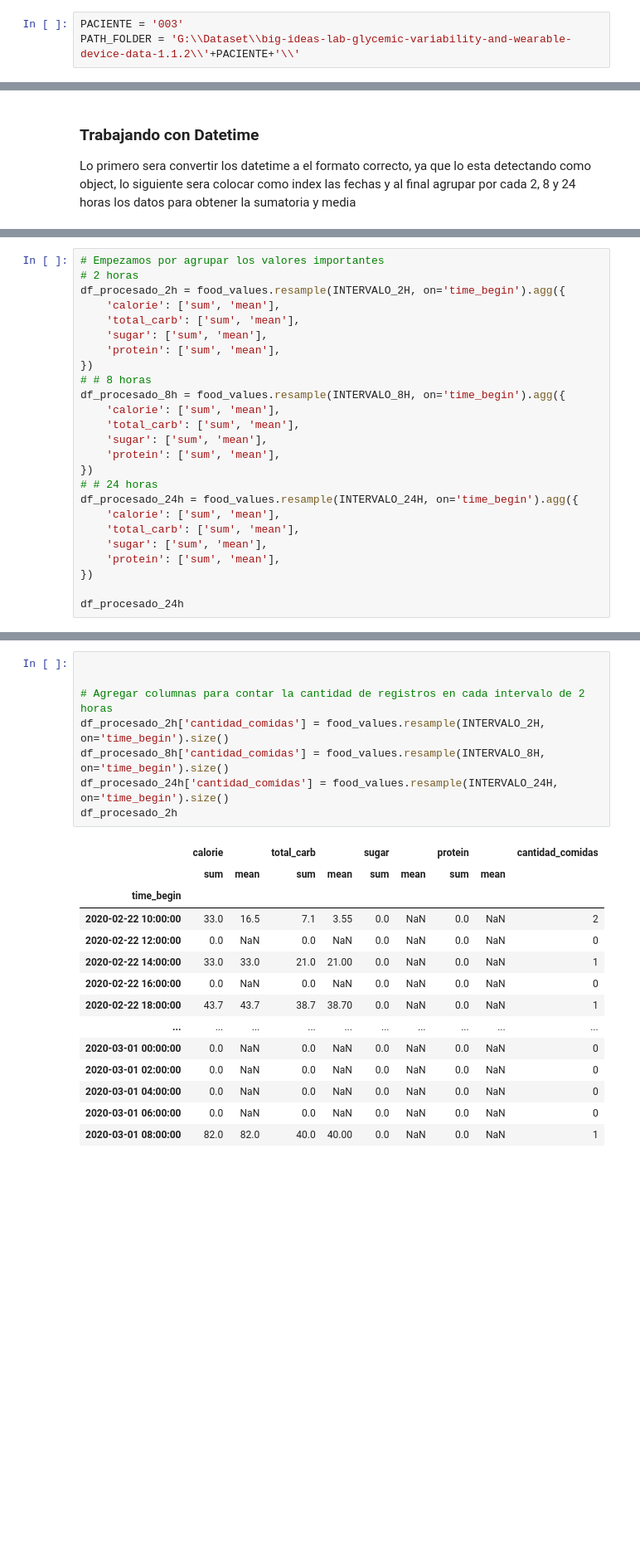
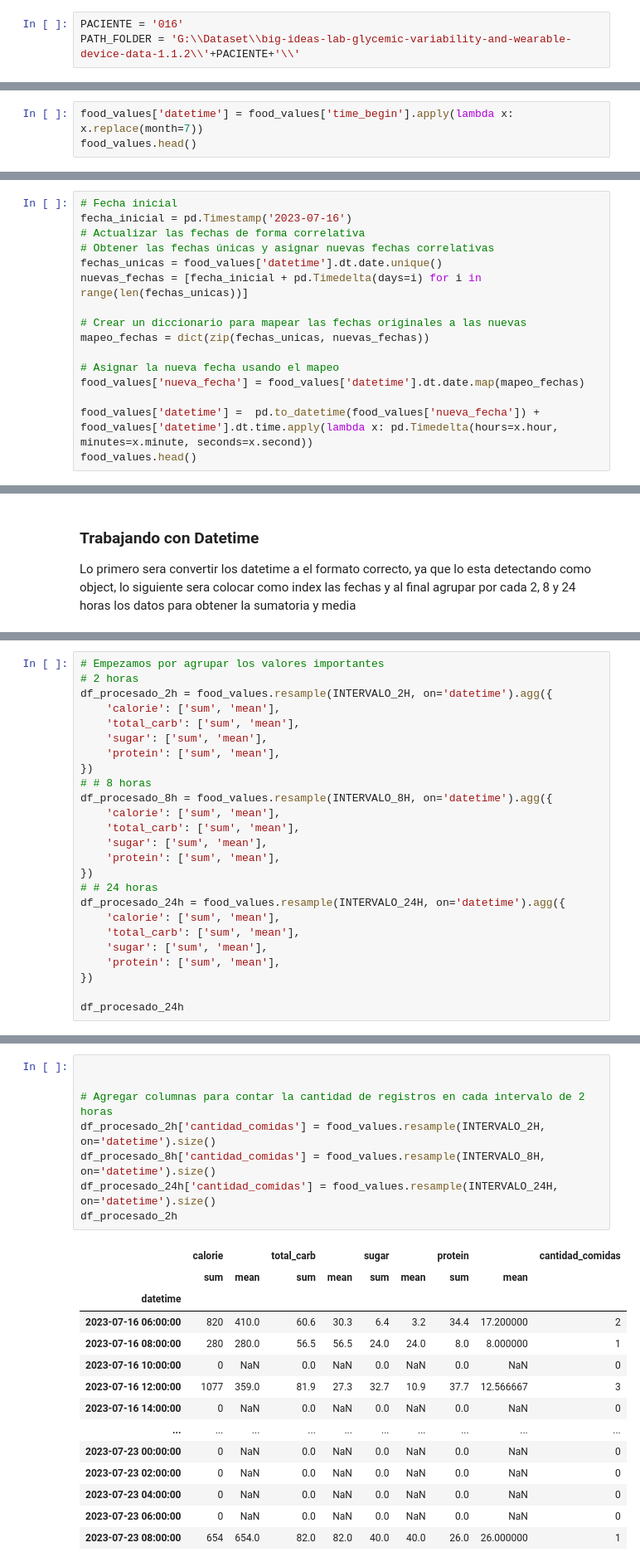
Before and after one commit to Alpha004/PreTesisMasterRepo, a Jupyter notebook: Food/Food_analyzier.ipynb, the cells around one changed output, grey strips where cells are left out. Shown at 83% size. Drawn from its saved outputs; the diff is of its cells as text; blank space fills up the shorter version.

```diff
--- a/Food/Food_analyzier.ipynb
+++ b/Food/Food_analyzier.ipynb
@@ -12,7 +12,7 @@ INTERVALO_2H = '2h'
 INTERVALO_8H = '8h'
 INTERVALO_24H = '24h'
 # %%
-PACIENTE = '003'
+PACIENTE = '016'
 PATH_FOLDER = 'G:\\Dataset\\big-ideas-lab-glycemic-variability-and-wearable-device-data-1.1.2\\'+PACIENTE+'\\'
 # %%
 # Leyendo el CSV
@@ -77,0 +84,3 @@ dtype: int64
+# %%
+food_values['datetime'] = food_values['time_begin'].apply(lambda x: x.replace(month=7))
+food_values.head()
@@ -77,0 +94,16 @@ dtype: int64
+# %%
+# Fecha inicial
+fecha_inicial = pd.Timestamp('2023-07-16')
+# Actualizar las fechas de forma correlativa
+# Obtener las fechas únicas y asignar nuevas fechas correlativas
+fechas_unicas = food_values['datetime'].dt.date.unique()
+nuevas_fechas = [fecha_inicial + pd.Timedelta(days=i) for i in range(len(fechas_unicas))]
+
+# Crear un diccionario para mapear las fechas originales a las nuevas
+mapeo_fechas = dict(zip(fechas_unicas, nuevas_fechas))
+
+# Asignar la nueva fecha usando el mapeo
+food_values['nueva_fecha'] = food_values['datetime'].dt.date.map(mapeo_fechas)
+
+food_values['datetime'] =  pd.to_datetime(food_values['nueva_fecha']) + food_values['datetime'].dt.time.apply(lambda x: pd.Timedelta(hours=x.hour, minutes=x.minute, seconds=x.second))
+food_values.head()
@@ -118,21 +125,21 @@ def calculate_average_count(df, freq):
 # %%
 # Empezamos por agrupar los valores importantes
 # 2 horas
-df_procesado_2h = food_values.resample(INTERVALO_2H, on='time_begin').agg({
+df_procesado_2h = food_values.resample(INTERVALO_2H, on='datetime').agg({
     'calorie': ['sum', 'mean'],
     'total_carb': ['sum', 'mean'],
     'sugar': ['sum', 'mean'],
     'protein': ['sum', 'mean'],
 })
 # # 8 horas
-df_procesado_8h = food_values.resample(INTERVALO_8H, on='time_begin').agg({
+df_procesado_8h = food_values.resample(INTERVALO_8H, on='datetime').agg({
     'calorie': ['sum', 'mean'],
     'total_carb': ['sum', 'mean'],
     'sugar': ['sum', 'mean'],
     'protein': ['sum', 'mean'],
 })
 # # 24 horas
-df_procesado_24h = food_values.resample(INTERVALO_24H, on='time_begin').agg({
+df_procesado_24h = food_values.resample(INTERVALO_24H, on='datetime').agg({
     'calorie': ['sum', 'mean'],
     'total_carb': ['sum', 'mean'],
     'sugar': ['sum', 'mean'],
@@ -156,23 +162,23 @@ df_procesado_24h
 # %%
 
 
 # Agregar columnas para contar la cantidad de registros en cada intervalo de 2 horas
-df_procesado_2h['cantidad_comidas'] = food_values.resample(INTERVALO_2H, on='time_begin').size()
-df_procesado_8h['cantidad_comidas'] = food_values.resample(INTERVALO_8H, on='time_begin').size()
-df_procesado_24h['cantidad_comidas'] = food_values.resample(INTERVALO_24H, on='time_begin').size()
+df_procesado_2h['cantidad_comidas'] = food_values.resample(INTERVALO_2H, on='datetime').size()
+df_procesado_8h['cantidad_comidas'] = food_values.resample(INTERVALO_8H, on='datetime').size()
+df_procesado_24h['cantidad_comidas'] = food_values.resample(INTERVALO_24H, on='datetime').size()
 df_procesado_2h
 # %% [output]
 |  | calorie |  | total_carb |  | sugar |  | protein |  | cantidad_comidas |
 |  | sum | mean | sum | mean | sum | mean | sum | mean |  |
-| time_begin |  |  |  |  |  |  |  |  |  |
-| 2020-02-22 10:00:00 | 33.0 | 16.5 | 7.1 | 3.55 | 0.0 | NaN | 0.0 | NaN | 2 |
-| 2020-02-22 12:00:00 | 0.0 | NaN | 0.0 | NaN | 0.0 | NaN | 0.0 | NaN | 0 |
-| 2020-02-22 14:00:00 | 33.0 | 33.0 | 21.0 | 21.00 | 0.0 | NaN | 0.0 | NaN | 1 |
-| 2020-02-22 16:00:00 | 0.0 | NaN | 0.0 | NaN | 0.0 | NaN | 0.0 | NaN | 0 |
-| 2020-02-22 18:00:00 | 43.7 | 43.7 | 38.7 | 38.70 | 0.0 | NaN | 0.0 | NaN | 1 |
+| datetime |  |  |  |  |  |  |  |  |  |
+| 2023-07-16 06:00:00 | 820 | 410.0 | 60.6 | 30.3 | 6.4 | 3.2 | 34.4 | 17.200000 | 2 |
+| 2023-07-16 08:00:00 | 280 | 280.0 | 56.5 | 56.5 | 24.0 | 24.0 | 8.0 | 8.000000 | 1 |
+| 2023-07-16 10:00:00 | 0 | NaN | 0.0 | NaN | 0.0 | NaN | 0.0 | NaN | 0 |
+| 2023-07-16 12:00:00 | 1077 | 359.0 | 81.9 | 27.3 | 32.7 | 10.9 | 37.7 | 12.566667 | 3 |
+| 2023-07-16 14:00:00 | 0 | NaN | 0.0 | NaN | 0.0 | NaN | 0.0 | NaN | 0 |
 | ... | ... | ... | ... | ... | ... | ... | ... | ... | ... |
-| 2020-03-01 00:00:00 | 0.0 | NaN | 0.0 | NaN | 0.0 | NaN | 0.0 | NaN | 0 |
-| 2020-03-01 02:00:00 | 0.0 | NaN | 0.0 | NaN | 0.0 | NaN | 0.0 | NaN | 0 |
-| 2020-03-01 04:00:00 | 0.0 | NaN | 0.0 | NaN | 0.0 | NaN | 0.0 | NaN | 0 |
-| 2020-03-01 06:00:00 | 0.0 | NaN | 0.0 | NaN | 0.0 | NaN | 0.0 | NaN | 0 |
-| 2020-03-01 08:00:00 | 82.0 | 82.0 | 40.0 | 40.00 | 0.0 | NaN | 0.0 | NaN | 1 |
+| 2023-07-23 00:00:00 | 0 | NaN | 0.0 | NaN | 0.0 | NaN | 0.0 | NaN | 0 |
+| 2023-07-23 02:00:00 | 0 | NaN | 0.0 | NaN | 0.0 | NaN | 0.0 | NaN | 0 |
+| 2023-07-23 04:00:00 | 0 | NaN | 0.0 | NaN | 0.0 | NaN | 0.0 | NaN | 0 |
+| 2023-07-23 06:00:00 | 0 | NaN | 0.0 | NaN | 0.0 | NaN | 0.0 | NaN | 0 |
+| 2023-07-23 08:00:00 | 654 | 654.0 | 82.0 | 82.0 | 40.0 | 40.0 | 26.0 | 26.000000 | 1 |
```
Also changed, not shown: parts of 16 cells of this notebook, 1 other file.
